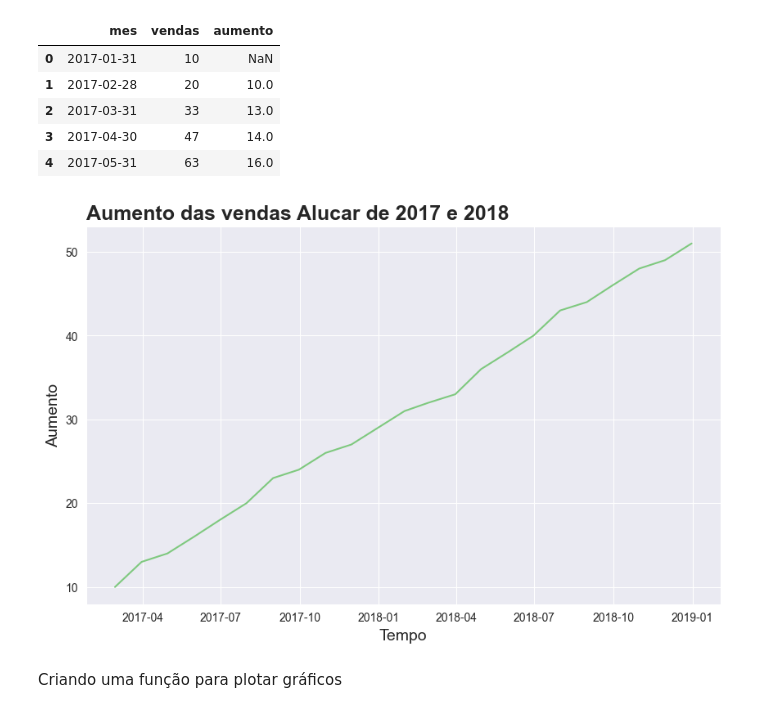
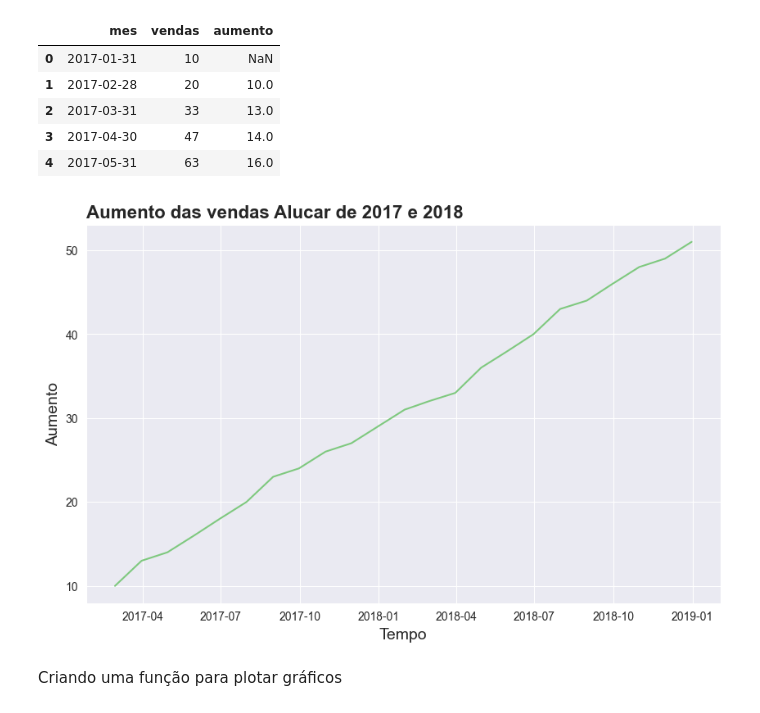
Before and after one commit to giulianafernandes/analise_de_series_temporais, a Jupyter notebook: time_series_nb.ipynb, the cells around one changed output. Saved outputs shown, nothing was run; the diff lists cells and outputs as text; code cells hidden in the pictures.

```diff
--- a/time_series_nb.ipynb
+++ b/time_series_nb.ipynb
@@ -86,15 +86,15 @@ alucar.head()
 # %%
 sns.set_palette('Accent')
 sns.set_style('darkgrid')
 
 ax = sns.lineplot(x='mes', y='aumento', data=alucar)
 ax.figure.set_size_inches(10,6)
-ax.set_title('Aumento das vendas Alucar de 2017 e 2018', loc='left', fontsize=18, weight='bold')
+ax.set_title('Aumento das vendas Alucar de 2017 e 2018', loc='left', fontsize=16, weight='bold')
 ax.set_xlabel('Tempo', fontsize=14)
 ax.set_ylabel('Aumento', fontsize=14)
 ax = ax
 # %% [output]
-[figure, old version]
+[figure, new version]
 # %% [markdown]
 Criando uma função para plotar gráficos
 # %%
```
Also changed, not shown: parts of 39 cells of this notebook.
